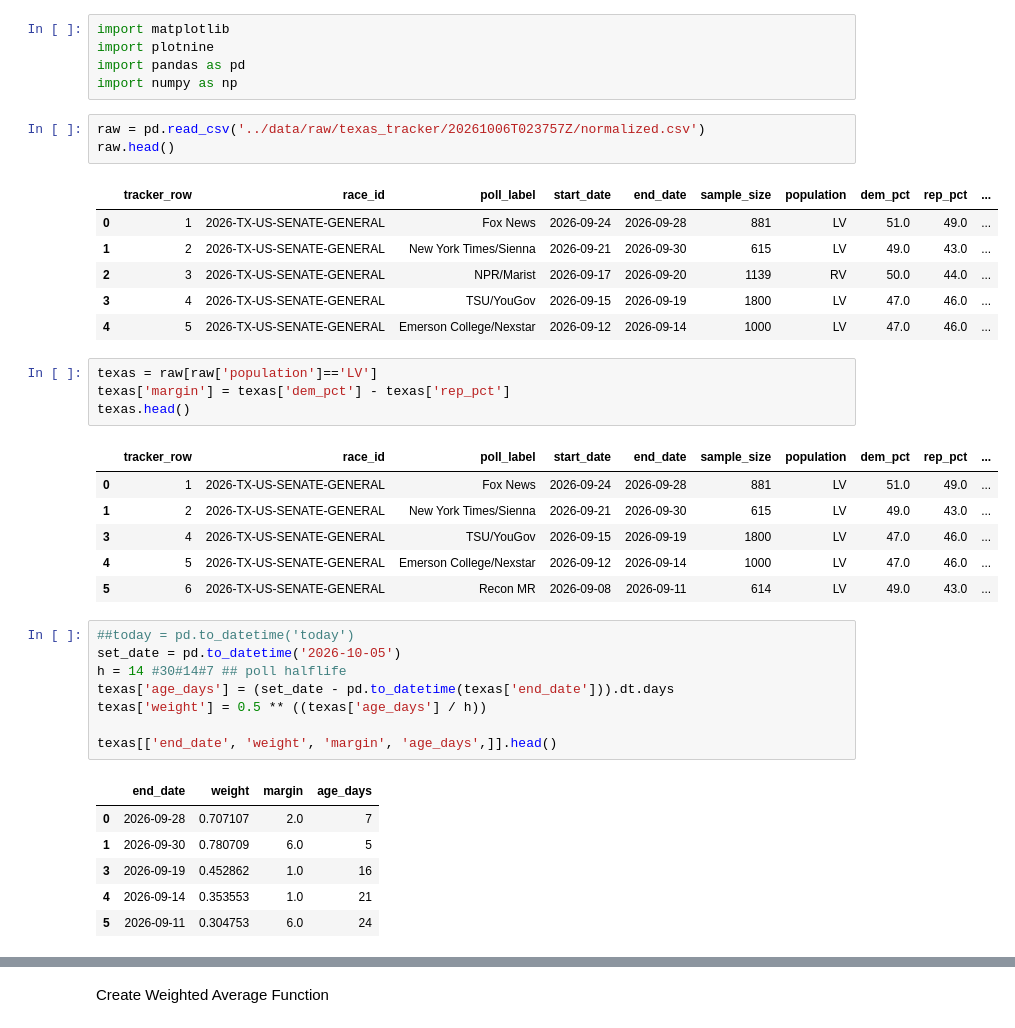
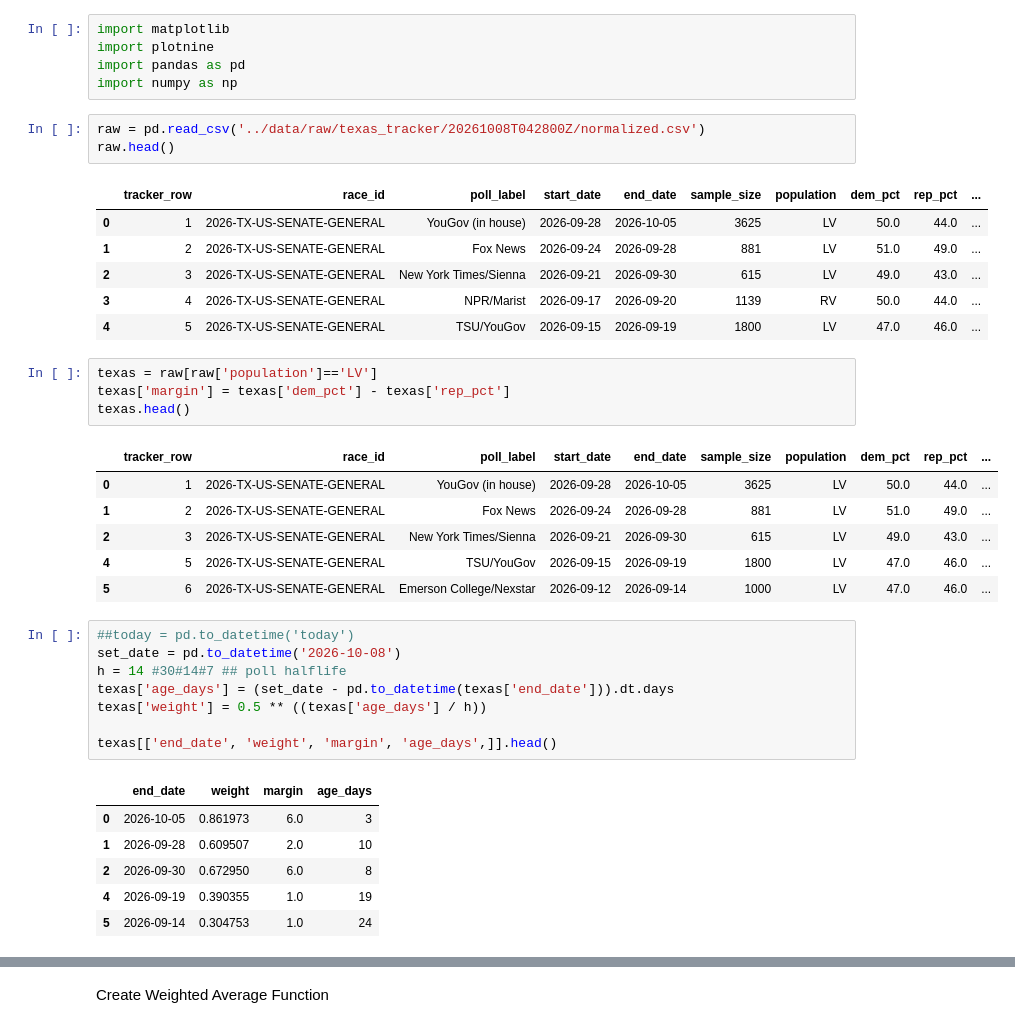
Before and after one commit to arasteh-git/election-modeling, a Jupyter notebook: notebooks/data-pulls.ipynb, the cells around one changed output, grey strips where cells are left out. Cells and saved outputs as stored; diff of their text form.

```diff
--- a/notebooks/data-pulls.ipynb
+++ b/notebooks/data-pulls.ipynb
@@ -27,29 +27,29 @@ import plotnine
 import pandas as pd
 import numpy as np
 # %%
-raw = pd.read_csv('../data/raw/texas_tracker/20261006T023757Z/normalized.csv')
+raw = pd.read_csv('../data/raw/texas_tracker/20261008T042800Z/normalized.csv')
 raw.head()
 # %% [output]
 |  | tracker_row | race_id | poll_label | start_date | end_date | sample_size | population | dem_pct | rep_pct | ... |
-| 0 | 1 | 2026-TX-US-SENATE-GENERAL | Fox News | 2026-09-24 | 2026-09-28 | 881 | LV | 51.0 | 49.0 | ... |
-| 1 | 2 | 2026-TX-US-SENATE-GENERAL | New York Times/Sienna | 2026-09-21 | 2026-09-30 | 615 | LV | 49.0 | 43.0 | ... |
-| 2 | 3 | 2026-TX-US-SENATE-GENERAL | NPR/Marist | 2026-09-17 | 2026-09-20 | 1139 | RV | 50.0 | 44.0 | ... |
-| 3 | 4 | 2026-TX-US-SENATE-GENERAL | TSU/YouGov | 2026-09-15 | 2026-09-19 | 1800 | LV | 47.0 | 46.0 | ... |
-| 4 | 5 | 2026-TX-US-SENATE-GENERAL | Emerson College/Nexstar | 2026-09-12 | 2026-09-14 | 1000 | LV | 47.0 | 46.0 | ... |
+| 0 | 1 | 2026-TX-US-SENATE-GENERAL | YouGov (in house) | 2026-09-28 | 2026-10-05 | 3625 | LV | 50.0 | 44.0 | ... |
+| 1 | 2 | 2026-TX-US-SENATE-GENERAL | Fox News | 2026-09-24 | 2026-09-28 | 881 | LV | 51.0 | 49.0 | ... |
+| 2 | 3 | 2026-TX-US-SENATE-GENERAL | New York Times/Sienna | 2026-09-21 | 2026-09-30 | 615 | LV | 49.0 | 43.0 | ... |
+| 3 | 4 | 2026-TX-US-SENATE-GENERAL | NPR/Marist | 2026-09-17 | 2026-09-20 | 1139 | RV | 50.0 | 44.0 | ... |
+| 4 | 5 | 2026-TX-US-SENATE-GENERAL | TSU/YouGov | 2026-09-15 | 2026-09-19 | 1800 | LV | 47.0 | 46.0 | ... |
 # %%
 texas = raw[raw['population']=='LV']
 texas['margin'] = texas['dem_pct'] - texas['rep_pct']
 texas.head()
 # %% [output]
 |  | tracker_row | race_id | poll_label | start_date | end_date | sample_size | population | dem_pct | rep_pct | ... |
-| 0 | 1 | 2026-TX-US-SENATE-GENERAL | Fox News | 2026-09-24 | 2026-09-28 | 881 | LV | 51.0 | 49.0 | ... |
-| 1 | 2 | 2026-TX-US-SENATE-GENERAL | New York Times/Sienna | 2026-09-21 | 2026-09-30 | 615 | LV | 49.0 | 43.0 | ... |
-| 3 | 4 | 2026-TX-US-SENATE-GENERAL | TSU/YouGov | 2026-09-15 | 2026-09-19 | 1800 | LV | 47.0 | 46.0 | ... |
-| 4 | 5 | 2026-TX-US-SENATE-GENERAL | Emerson College/Nexstar | 2026-09-12 | 2026-09-14 | 1000 | LV | 47.0 | 46.0 | ... |
-| 5 | 6 | 2026-TX-US-SENATE-GENERAL | Recon MR | 2026-09-08 | 2026-09-11 | 614 | LV | 49.0 | 43.0 | ... |
+| 0 | 1 | 2026-TX-US-SENATE-GENERAL | YouGov (in house) | 2026-09-28 | 2026-10-05 | 3625 | LV | 50.0 | 44.0 | ... |
+| 1 | 2 | 2026-TX-US-SENATE-GENERAL | Fox News | 2026-09-24 | 2026-09-28 | 881 | LV | 51.0 | 49.0 | ... |
+| 2 | 3 | 2026-TX-US-SENATE-GENERAL | New York Times/Sienna | 2026-09-21 | 2026-09-30 | 615 | LV | 49.0 | 43.0 | ... |
+| 4 | 5 | 2026-TX-US-SENATE-GENERAL | TSU/YouGov | 2026-09-15 | 2026-09-19 | 1800 | LV | 47.0 | 46.0 | ... |
+| 5 | 6 | 2026-TX-US-SENATE-GENERAL | Emerson College/Nexstar | 2026-09-12 | 2026-09-14 | 1000 | LV | 47.0 | 46.0 | ... |
 # %%
 ##today = pd.to_datetime('today')
-set_date = pd.to_datetime('2026-10-05')
+set_date = pd.to_datetime('2026-10-08')
 h = 14 #30#14#7 ## poll halflife
 texas['age_days'] = (set_date - pd.to_datetime(texas['end_date'])).dt.days
 texas['weight'] = 0.5 ** ((texas['age_days'] / h))
@@ -57,11 +57,11 @@ texas['weight'] = 0.5 ** ((texas['age_days'] / h))
 texas[['end_date', 'weight', 'margin', 'age_days',]].head()
 # %% [output]
 |  | end_date | weight | margin | age_days |
-| 0 | 2026-09-28 | 0.707107 | 2.0 | 7 |
-| 1 | 2026-09-30 | 0.780709 | 6.0 | 5 |
-| 3 | 2026-09-19 | 0.452862 | 1.0 | 16 |
-| 4 | 2026-09-14 | 0.353553 | 1.0 | 21 |
-| 5 | 2026-09-11 | 0.304753 | 6.0 | 24 |
+| 0 | 2026-10-05 | 0.861973 | 6.0 | 3 |
+| 1 | 2026-09-28 | 0.609507 | 2.0 | 10 |
+| 2 | 2026-09-30 | 0.672950 | 6.0 | 8 |
+| 4 | 2026-09-19 | 0.390355 | 1.0 | 19 |
+| 5 | 2026-09-14 | 0.304753 | 1.0 | 24 |
 # %%
 weighted_sum = 0.0
 weights_sum = 0.0
```
Also changed, not shown: parts of 7 cells of this notebook, 6 other files.
